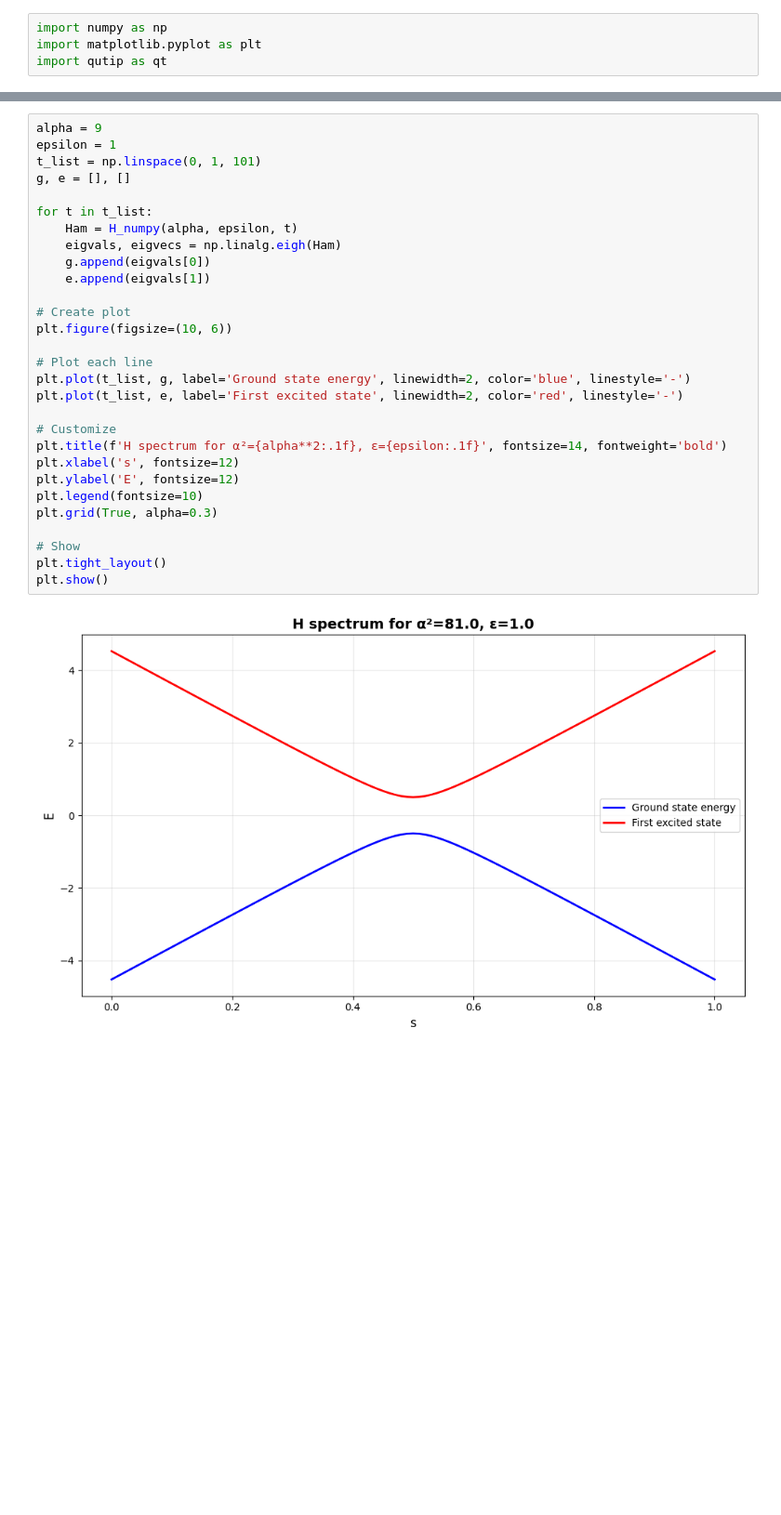
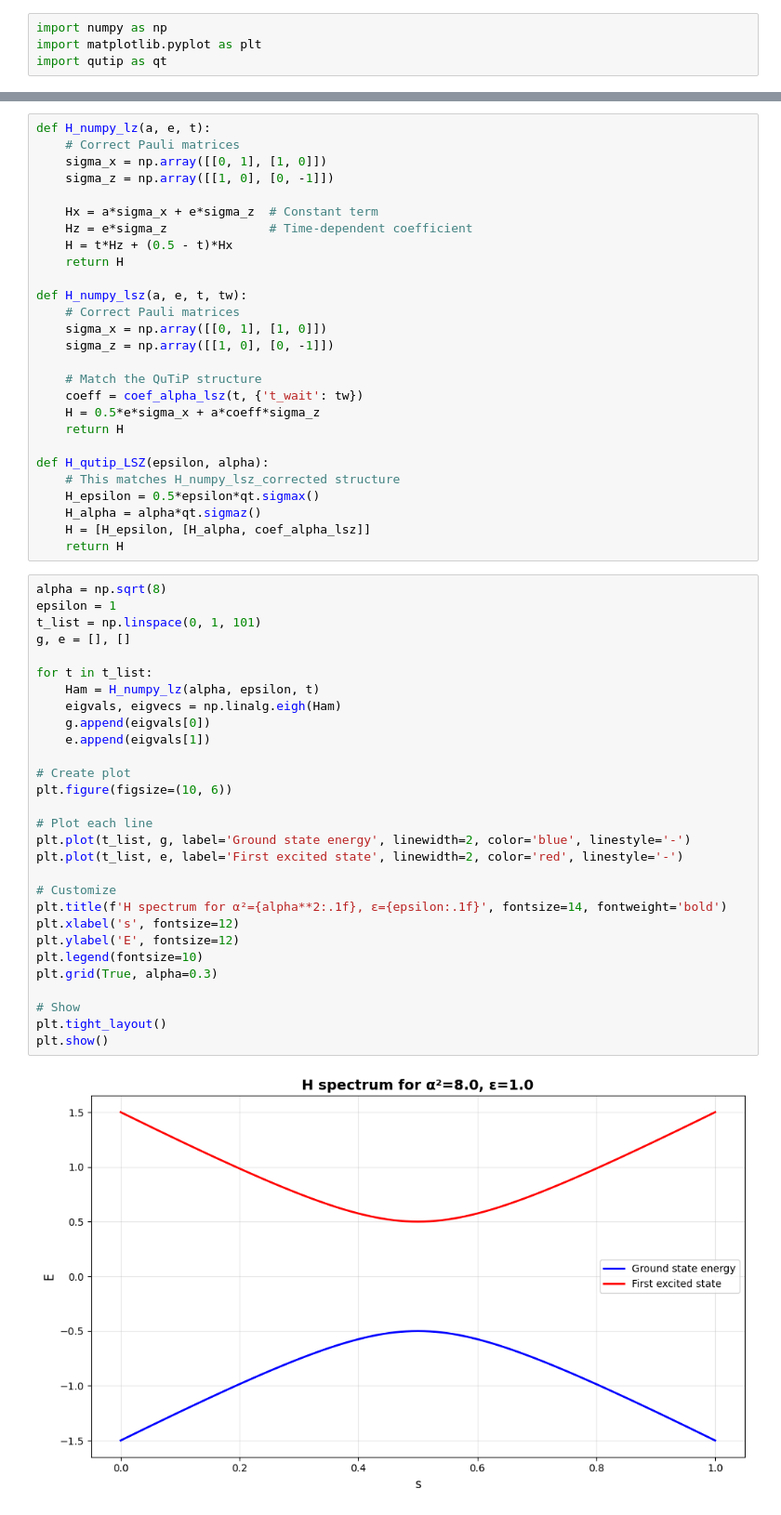
Before and after one commit to OsQarM/lsz_spectroscopy, a Jupyter notebook: qutip_test.ipynb, the cells around one changed output, grey strips where cells are left out. Shown at 93% size. Saved outputs shown, nothing was run; the diff lists cells and outputs as text; blank space fills up the shorter version.

```diff
--- a/qutip_test.ipynb
+++ b/qutip_test.ipynb
@@ -31,33 +59,60 @@ def H_numpy(a, e, t):
+# %%
+def H_numpy_lz(a, e, t):
+    # Correct Pauli matrices
+    sigma_x = np.array([[0, 1], [1, 0]])
+    sigma_z = np.array([[1, 0], [0, -1]])
+
+    Hx = a*sigma_x + e*sigma_z  # Constant term
+    Hz = e*sigma_z              # Time-dependent coefficient
+    H = t*Hz + (0.5 - t)*Hx
+    return H
+
+def H_numpy_lsz(a, e, t, tw):
+    # Correct Pauli matrices
+    sigma_x = np.array([[0, 1], [1, 0]])
+    sigma_z = np.array([[1, 0], [0, -1]])
+
+    # Match the QuTiP structure
+    coeff = coef_alpha_lsz(t, {'t_wait': tw})
+    H = 0.5*e*sigma_x + a*coeff*sigma_z
+    return H
+
+def H_qutip_LSZ(epsilon, alpha):
+    # This matches H_numpy_lsz_corrected structure
+    H_epsilon = 0.5*epsilon*qt.sigmax()
+    H_alpha = alpha*qt.sigmaz()
+    H = [H_epsilon, [H_alpha, coef_alpha_lsz]]
+    return H
 # %%
-alpha = 9
+alpha = np.sqrt(8)
 epsilon = 1
 t_list = np.linspace(0, 1, 101)
 g, e = [], []
 
 for t in t_list:
-    Ham = H_numpy(alpha, epsilon, t)
+    Ham = H_numpy_lz(alpha, epsilon, t)
     eigvals, eigvecs = np.linalg.eigh(Ham)
     g.append(eigvals[0])
     e.append(eigvals[1])
 
 # Create plot
 plt.figure(figsize=(10, 6))
 
 # Plot each line
 plt.plot(t_list, g, label='Ground state energy', linewidth=2, color='blue', linestyle='-')
 plt.plot(t_list, e, label='First excited state', linewidth=2, color='red', linestyle='-')
 
 # Customize
 plt.title(f'H spectrum for α²={alpha**2:.1f}, ε={epsilon:.1f}', fontsize=14, fontweight='bold')
 plt.xlabel('s', fontsize=12)
 plt.ylabel('E', fontsize=12)
 plt.legend(fontsize=10)
 plt.grid(True, alpha=0.3)
 
 # Show
 plt.tight_layout()
 plt.show()
 # %% [output]
-[figure, old version]
+[figure, new version]
 # %%
 epsilon = 1
```
Also changed, not shown: parts of 6 cells of this notebook.
